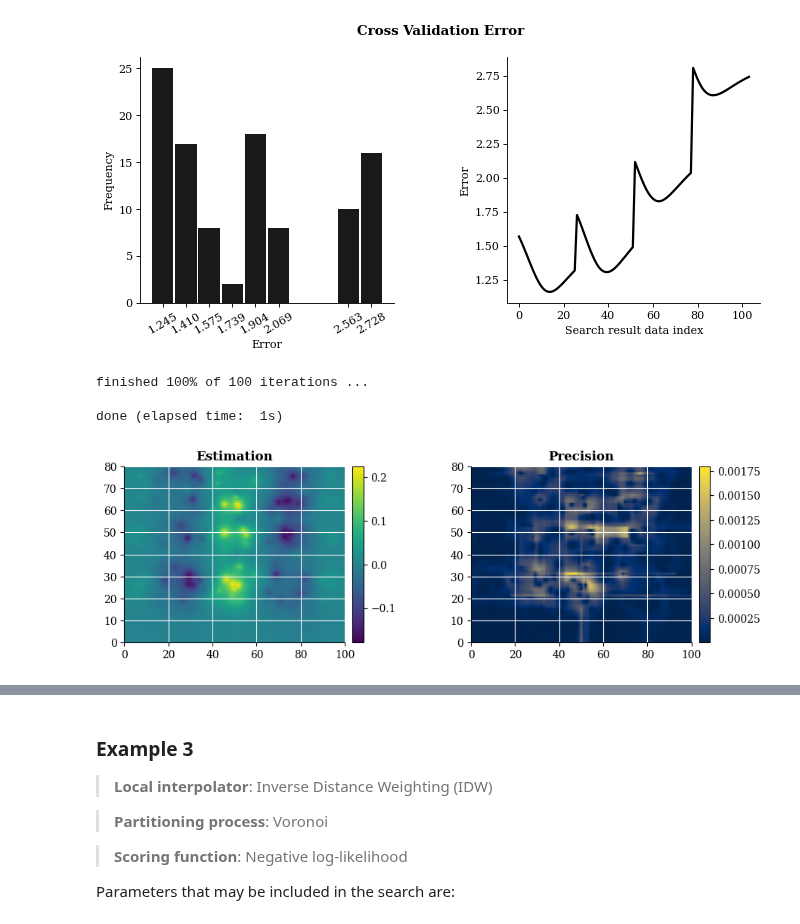
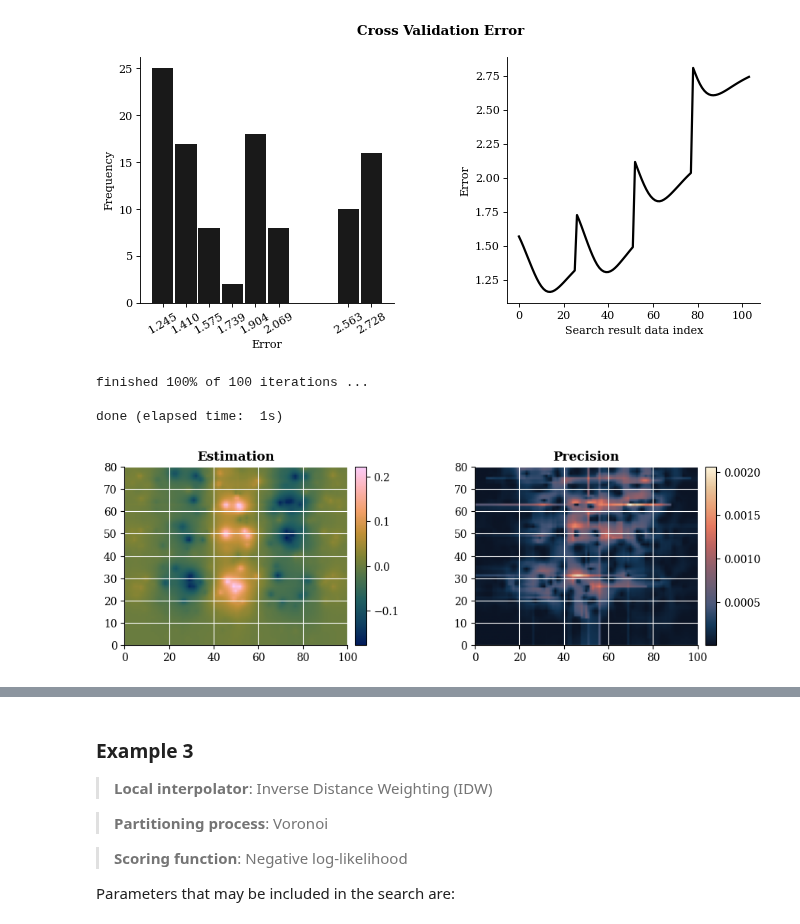
Before and after one commit to alges/spatialize-examples, a Jupyter notebook: examples/esi_fundamentals/esi_hparams_search.ipynb, the cells around one changed output, grey strips where cells are left out. Cells and saved outputs as stored; diff of their text form; code cells hidden in the pictures.

```diff
--- a/examples/esi_fundamentals/esi_hparams_search.ipynb
+++ b/examples/esi_fundamentals/esi_hparams_search.ipynb
@@ -225,17 +225,17 @@ plt.show()
 # %%
 result = esi_nongriddata(points,
                          values,
                          xi,
                          n_partitions = 100,
                          best_params_found = best_params)
 
-result.quick_plot(theme='publication', dpi=100)
+result.quick_plot(theme='publication', estimation_cmap='batlow', precision_cmap='lipari', dpi=100)
 plt.show()
 # %% [output]
 finished 100% of 100 iterations ...
 
 done (elapsed time:  1s)
-[figure, old version]
+[figure, new version]
 # %%
 print(f"MAE = {mean_absolute_error(reference_values, result.estimation()):.4f}")
 # %% [output]
```
Also changed, not shown: parts of 10 cells of this notebook, 3 other files.
